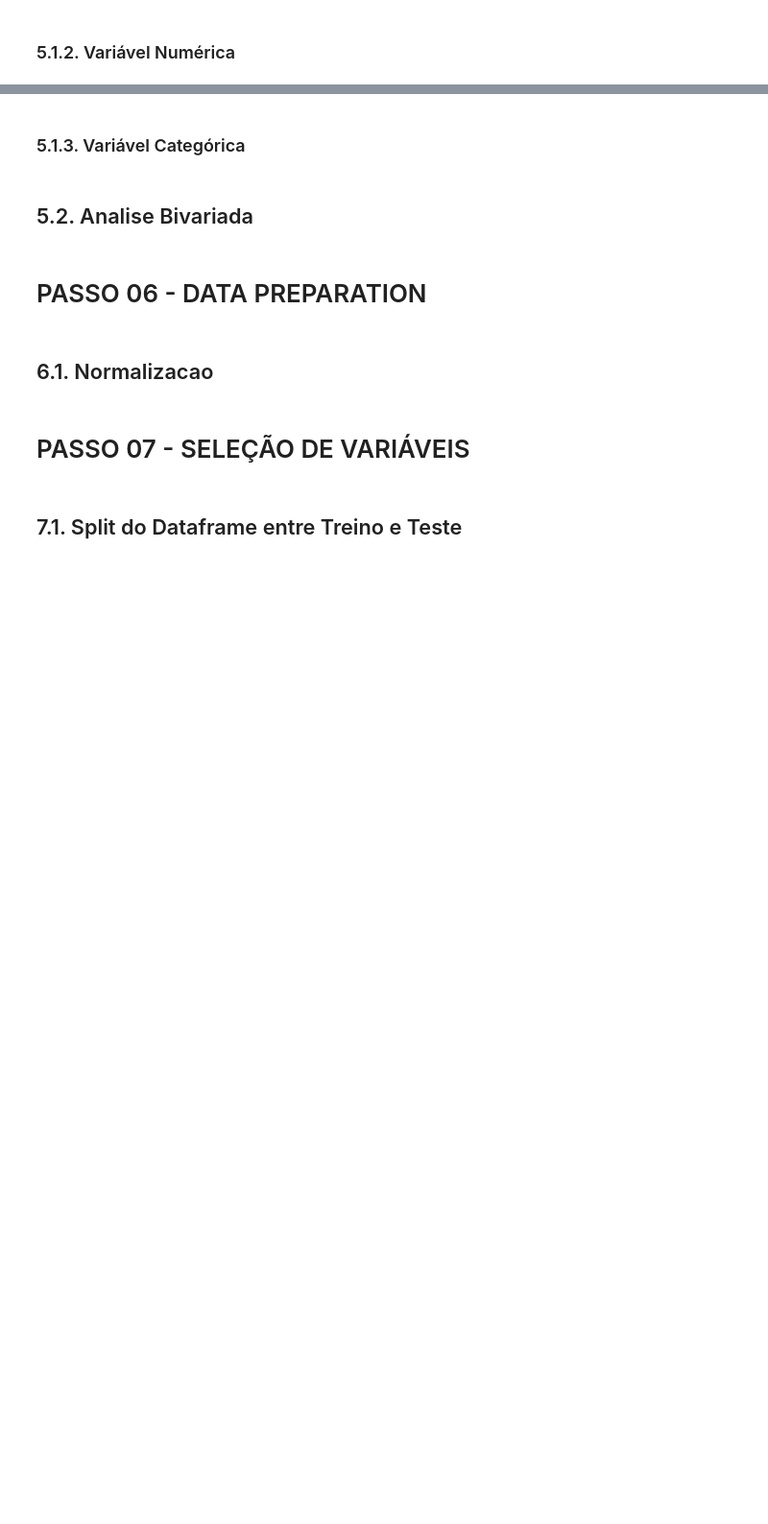
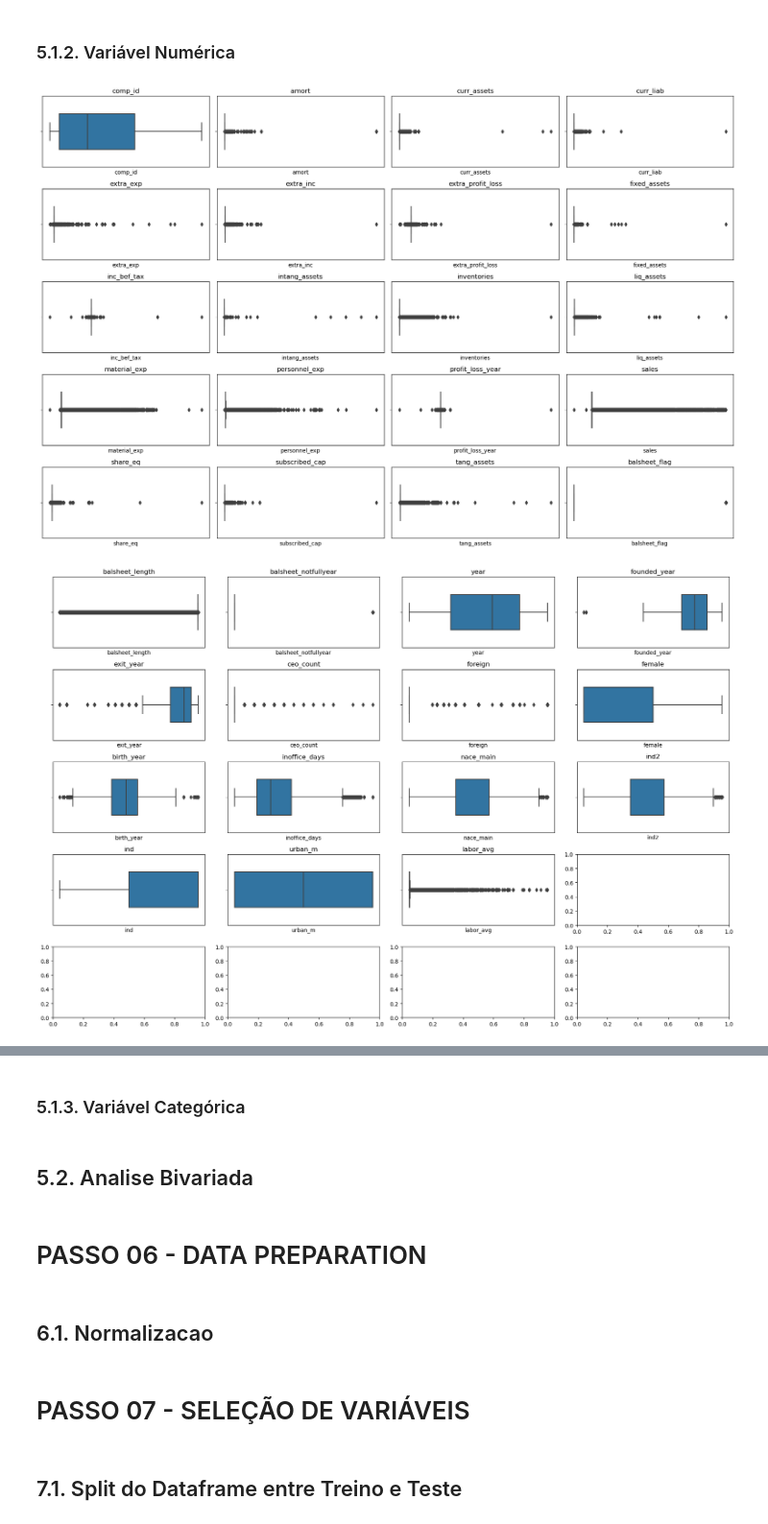
Before and after one commit to adambry/Atividade_Integradora_1T, a Jupyter notebook: PI_Main.ipynb, the cells around one changed output, grey strips where cells are left out. Shown: that part at 96% size. Drawn from its saved outputs; the diff is of its cells as text; code cells hidden in the pictures; blank space fills up the shorter version.

```diff
--- a/PI_Main.ipynb
+++ b/PI_Main.ipynb
@@ -145,9 +212,0 @@ dtype: object
-# %%
-# transformando colunas de data no formato datetime:
-
-colunas_de_data = ['begin', 'end', 'founded_date', 'exit_date']
-
-df1[colunas_de_data] = df1[colunas_de_data].apply(pd.to_datetime, format='%Y-%m-%d', errors='coerce')
-
-# transformando coluna int32 em int64:
-df1['will_close'] = df1['will_close'].astype('int64')
@@ -248,5 +511,8 @@ for figura_num in range(num_total_figuras):
 # PASSO 05 - ANALISE EXPLORATORIA DOS DADOS
 # %% [markdown]
 ## 5.1. Analise Univariada
+# %%
+var_num = df1.select_dtypes( include=['int64', 'float64'] )
+var_cat = df1.select_dtypes( exclude=['int64', 'float64','datetime64[ns]'] )
 # %% [markdown]
 ### 5.1.1. Variável Resposta
@@ -253,2 +525,42 @@ for figura_num in range(num_total_figuras):
 # %% [markdown]
 ### 5.1.2. Variável Numérica
+# %%
+# fazendo boxplot de todas as variáveis numéricas para identificar as distribuições:
+
+colunas = var_num.columns
+
+# Configurações para a disposição dos subplots
+num_linhas = 5
+num_colunas = 4
+
+# Calcula o número total de figuras necessárias
+num_total_figuras = (len(colunas) // (num_linhas * num_colunas)) + 1
+
+# Tamanho da figura
+tamanho_figura = (18, 12)
+
+# Loop para criar cada figura com os boxplots
+for figura_num in range(num_total_figuras):
+    fig, axs = plt.subplots(num_linhas, num_colunas, figsize=tamanho_figura)
+
+    # Colunas para esta figura
+    inicio_coluna = figura_num * num_linhas * num_colunas
+    fim_coluna = (figura_num + 1) * num_linhas * num_colunas
+    colunas_figura = colunas[inicio_coluna:fim_coluna]
+
+    # Iterar pelas colunas e criar os boxplots para esta figura
+    for i, coluna in enumerate(colunas_figura):
+        linha = i // num_colunas
+        col = i % num_colunas
+        sns.boxplot(x=var_num[coluna], ax=axs[linha, col], width=0.5)
+        axs[linha, col].set_title(coluna)
+        axs[linha, col].set_xticks([])  # Remove os rótulos do eixo x
+
+    # Ajustar o layout
+    plt.tight_layout()
+
+    # Exibir a figura
+    plt.show()
+# %% [output]
+[figure, added]
+[figure, added]
```
Also changed, not shown: parts of 39 cells of this notebook.
